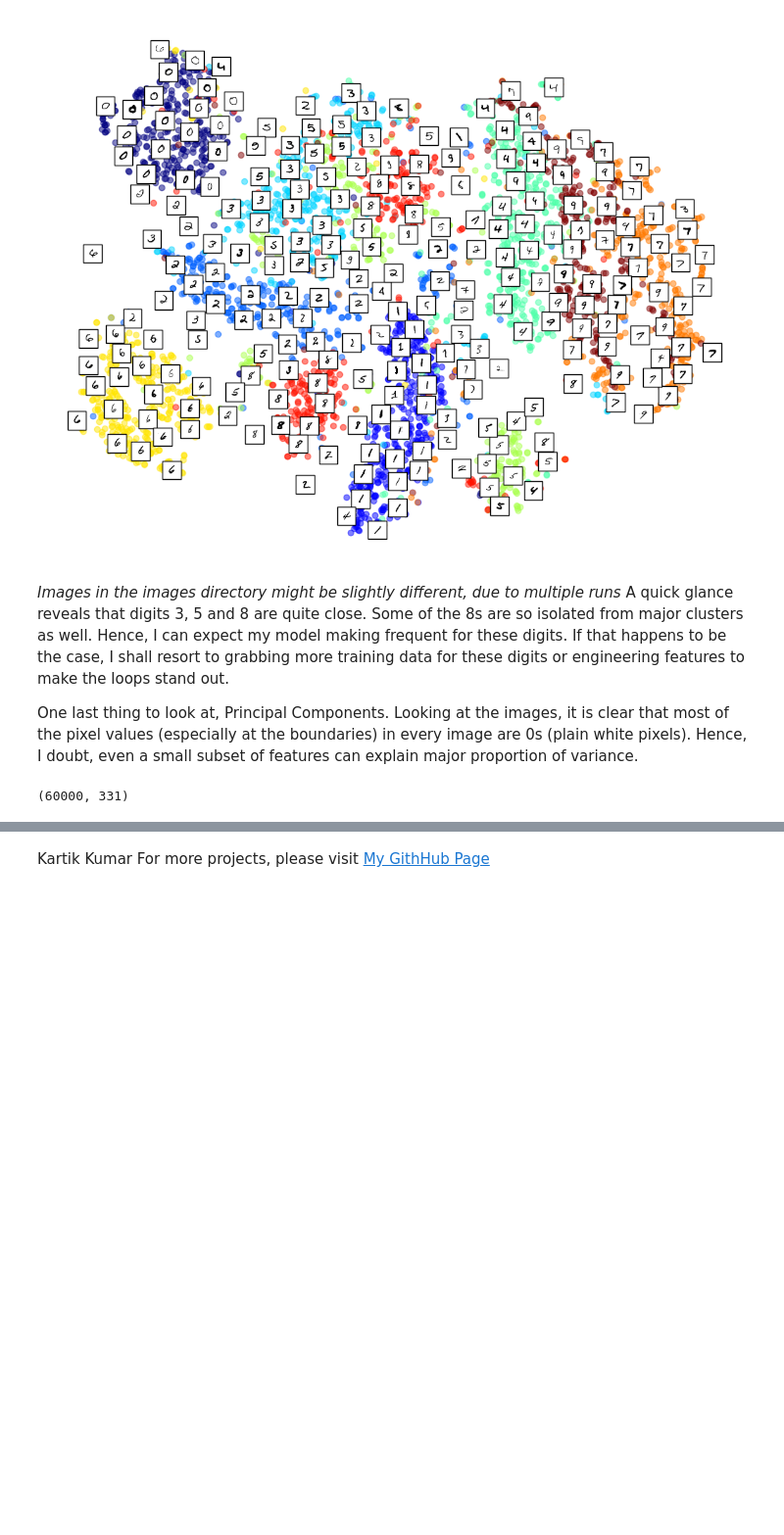
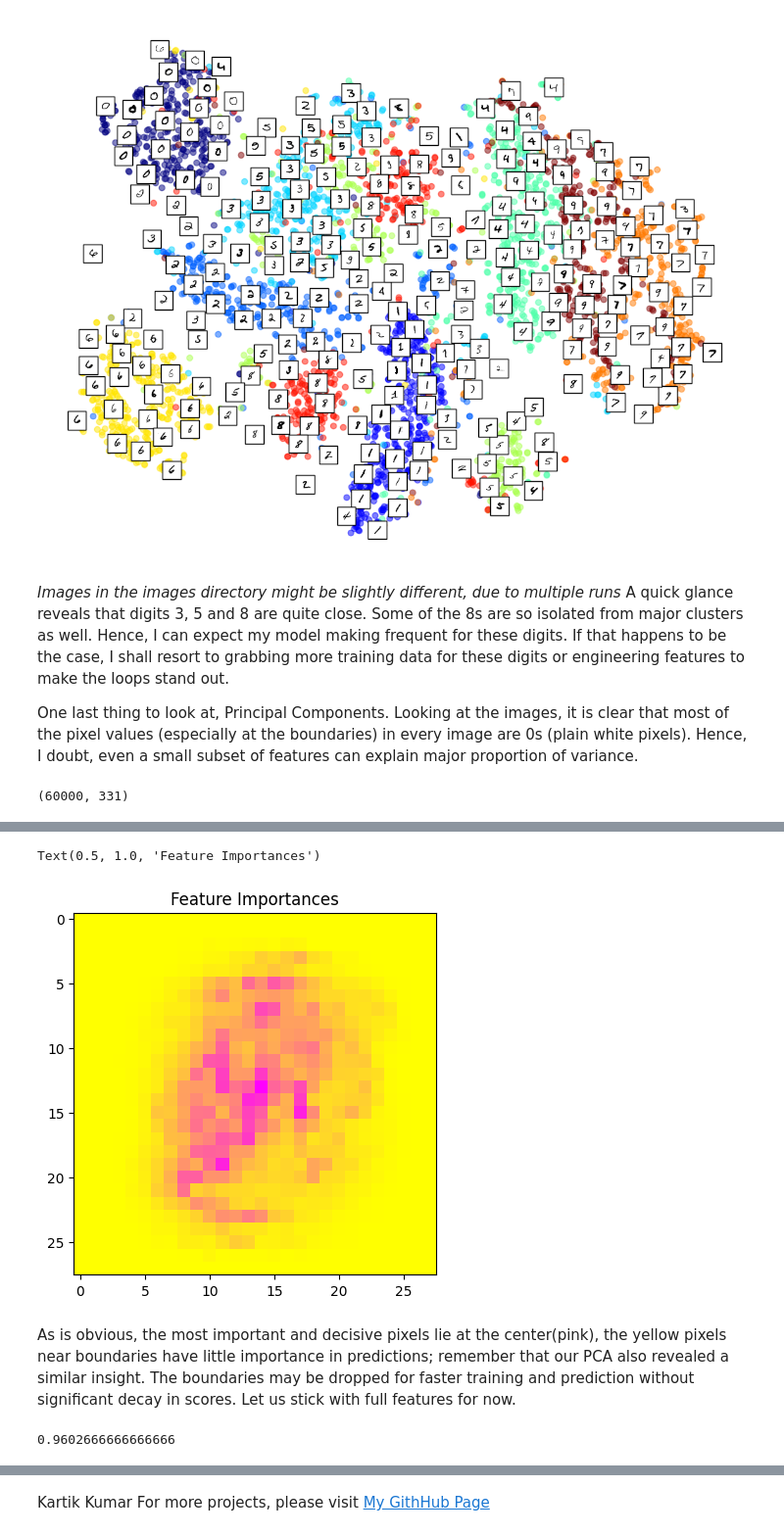
Before and after one commit to the-gauss/tiny-projects-ml, a Jupyter notebook: digit_recognition/mnist.ipynb, the cells around one changed output, grey strips where cells are left out. Shown at 98% size. Cells and saved outputs as stored; diff of their text form; code cells hidden in the pictures; blank space fills up the shorter version.

```diff
--- a/digit_recognition/mnist.ipynb
+++ b/digit_recognition/mnist.ipynb
@@ -146,0 +156,6 @@ Clearly, only 331 of 784 features are able to explain 95% of variance. I might g
+# %%
+prep_pipe = pipeline.Pipeline([('flatten', Flatten),
+                               ('scaler', preprocessing.StandardScaler())])
+
+X_train_prep = prep_pipe.fit_transform(X_train)
+X_test_prep = prep_pipe.transform(X_test)
@@ -146,0 +211,19 @@ Clearly, only 331 of 784 features are able to explain 95% of variance. I might g
+# %%
+rf_clf = ensemble.RandomForestClassifier(n_estimators=50)
+rf_clf.fit(X_train_prep, y_train)
+# %%
+feature_imp_matrix = rf_clf.feature_importances_.reshape(28,28)
+plt.imshow(feature_imp_matrix, cmap='spring_r')
+plt.title('Feature Importances')
+# %% [output]
+Text(0.5, 1.0, 'Feature Importances')
+[figure, added]
+# %% [markdown]
+As is obvious, the most important and decisive pixels lie at the center(pink), the yellow pixels near boundaries have little importance in predictions; remember that our PCA also revealed a similar insight. The boundaries may be dropped for faster training and prediction without significant decay in scores. Let us stick with full features for now.
+# %%
+svc = svm.SVC()
+score_svm = model_selection.cross_val_score(svc, X_train_prep, y_train, cv=3, n_jobs=-1)
+
+score_svm.mean()
+# %% [output]
+0.9602666666666666
```
Also changed, not shown: parts of 22 cells of this notebook, 4 other files.
